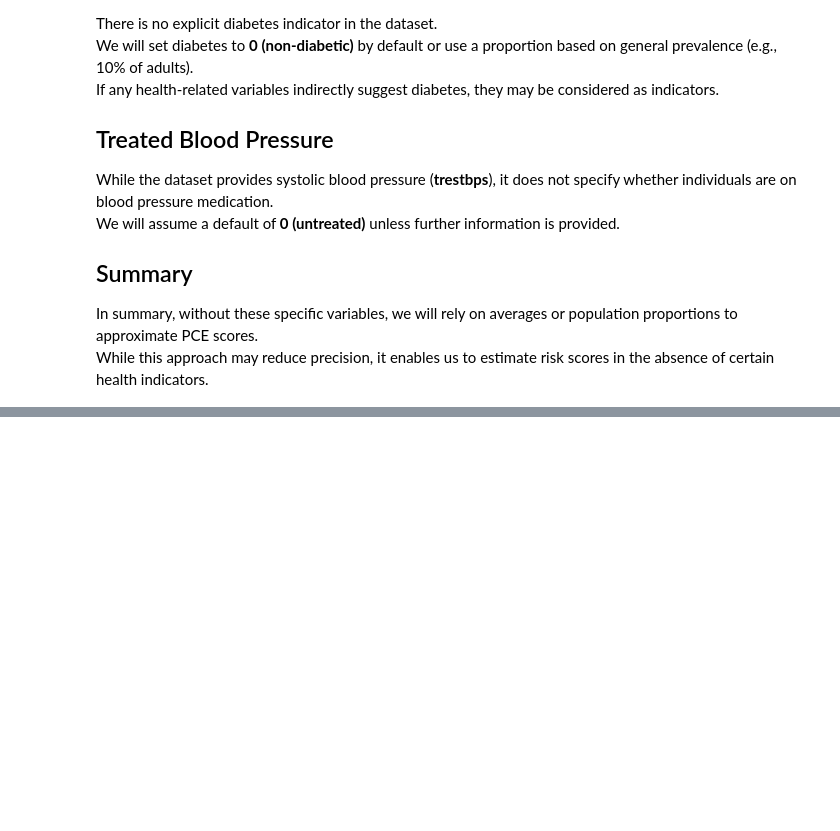
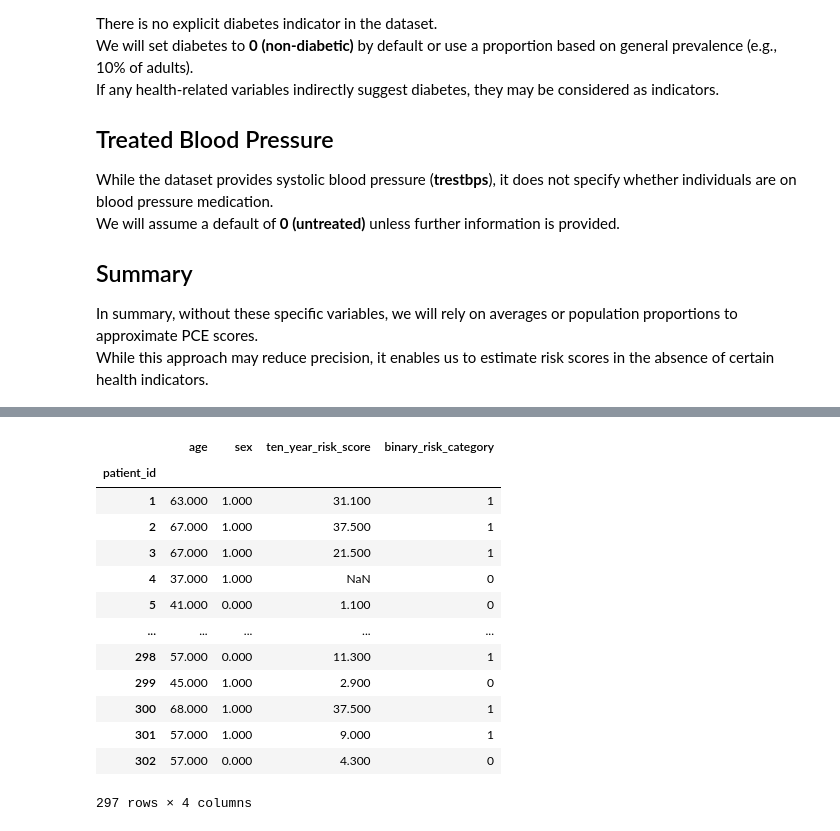
Before and after one commit to Jdasanja/masters_thesis, a Jupyter notebook: masters_thesis_11_10_2024.ipynb, the cells around one changed output, grey strips where cells are left out. Saved outputs shown, nothing was run; the diff lists cells and outputs as text; code cells hidden in the pictures; blank space fills up the shorter version.

```diff
--- a/masters_thesis_11_10_2024.ipynb
+++ b/masters_thesis_11_10_2024.ipynb
@@ -1218,0 +1358,25 @@ This threshold will enable us to generate binary predictions (0 for low risk, 1
+# %%
+# Define a binary categorization function
+def binary_risk_category(score):
+    return 1 if score >= 7.5 else 0
+
+# Apply the binary categorization to the ten_year_risk_score column
+df_binary_col['binary_risk_category'] = df_binary_col['ten_year_risk_score'].apply(binary_risk_category)
+
+# Display the DataFrame with the binary risk category
+df_binary_col[['age', 'sex', 'ten_year_risk_score', 'binary_risk_category']]
+# %% [output]
+|  | age | sex | ten_year_risk_score | binary_risk_category |
+| patient_id |  |  |  |  |
+| 1 | 63.000 | 1.000 | 31.100 | 1 |
+| 2 | 67.000 | 1.000 | 37.500 | 1 |
+| 3 | 67.000 | 1.000 | 21.500 | 1 |
+| 4 | 37.000 | 1.000 | NaN | 0 |
+| 5 | 41.000 | 0.000 | 1.100 | 0 |
+| ... | ... | ... | ... | ... |
+| 298 | 57.000 | 0.000 | 11.300 | 1 |
+| 299 | 45.000 | 1.000 | 2.900 | 0 |
+| 300 | 68.000 | 1.000 | 37.500 | 1 |
+| 301 | 57.000 | 1.000 | 9.000 | 1 |
+| 302 | 57.000 | 0.000 | 4.300 | 0 |
+297 rows × 4 columns
```
Also changed, not shown: parts of 5 cells of this notebook.
